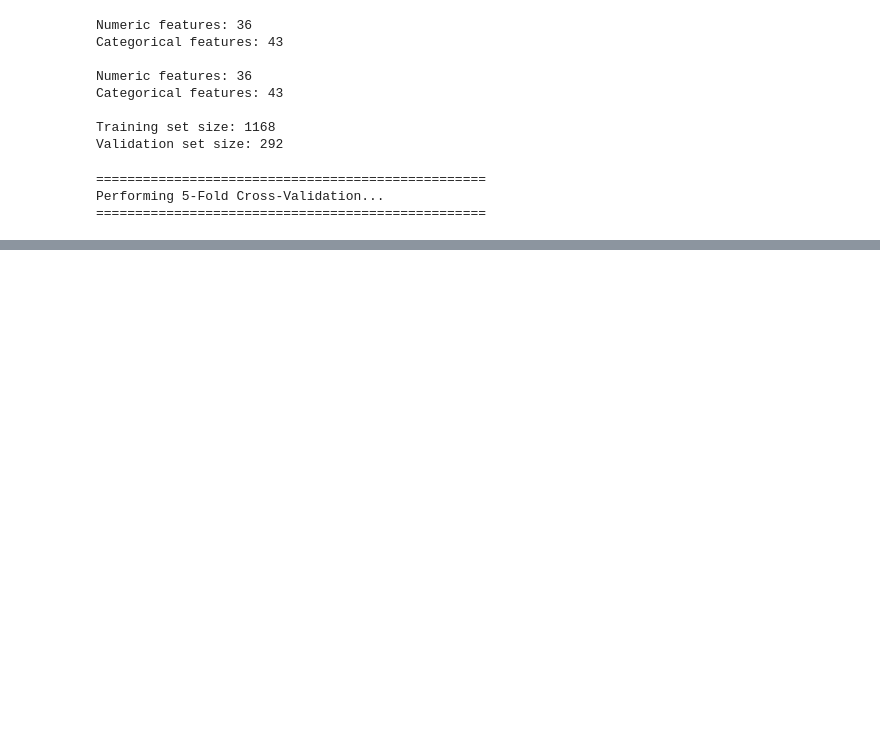
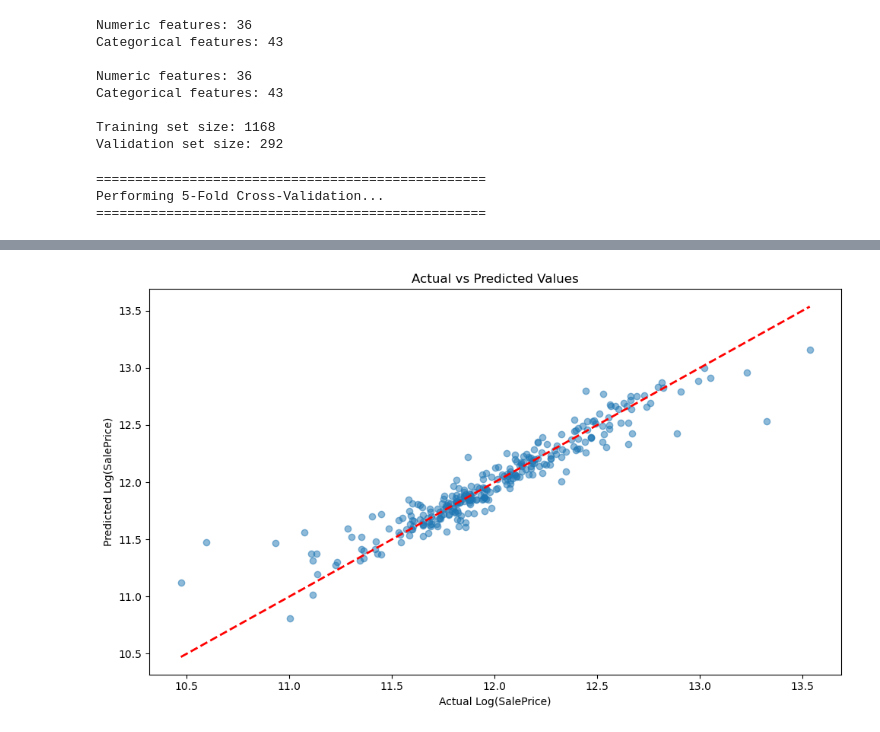
Before and after one commit to TakundaDanha/ml-models-from-scratch, a Jupyter notebook: notebooks/06_gradient_boosting_demo.ipynb, the cells around one changed output, grey strips where cells are left out. Saved outputs shown, nothing was run; the diff lists cells and outputs as text; code cells hidden in the pictures; blank space fills up the shorter version.

```diff
--- a/notebooks/06_gradient_boosting_demo.ipynb
+++ b/notebooks/06_gradient_boosting_demo.ipynb
@@ -284,0 +321,12 @@ print("\nModel training complete!")
+# %%
+# Plot predictions vs actual
+plt.figure(figsize=(10, 6))
+plt.scatter(y_val, y_pred_val, alpha=0.5)
+plt.plot([y_val.min(), y_val.max()], [y_val.min(), y_val.max()], 'r--', lw=2)
+plt.xlabel('Actual Log(SalePrice)')
+plt.ylabel('Predicted Log(SalePrice)')
+plt.title('Actual vs Predicted Values')
+plt.tight_layout()
+plt.show()
+# %% [output]
+[figure, added]
```
Also changed, not shown: parts of 5 cells of this notebook.
